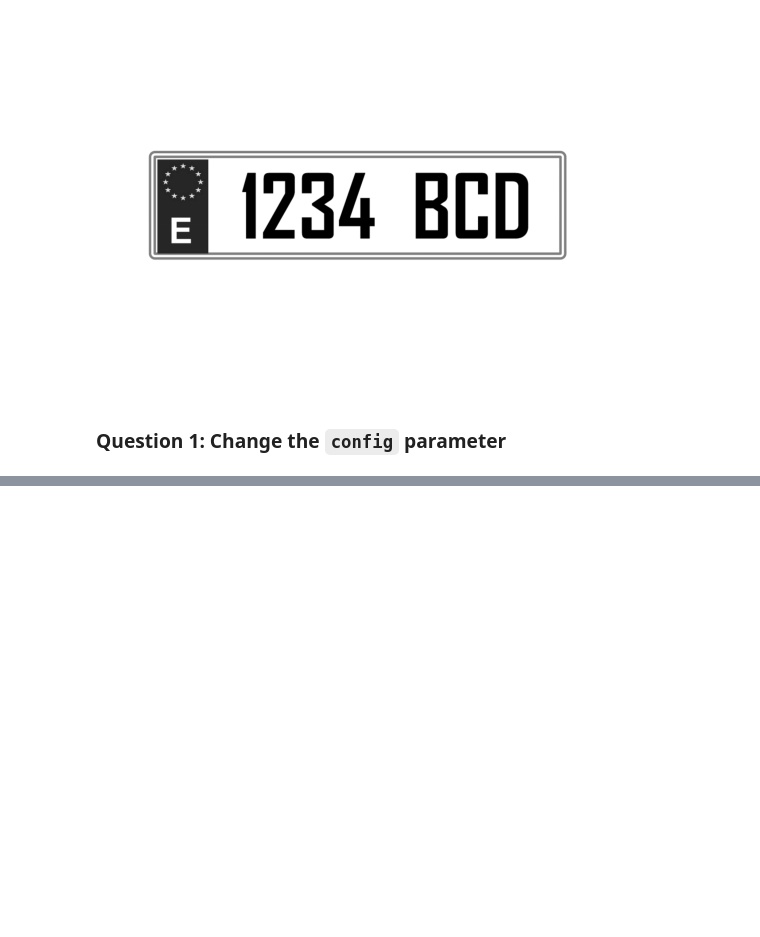
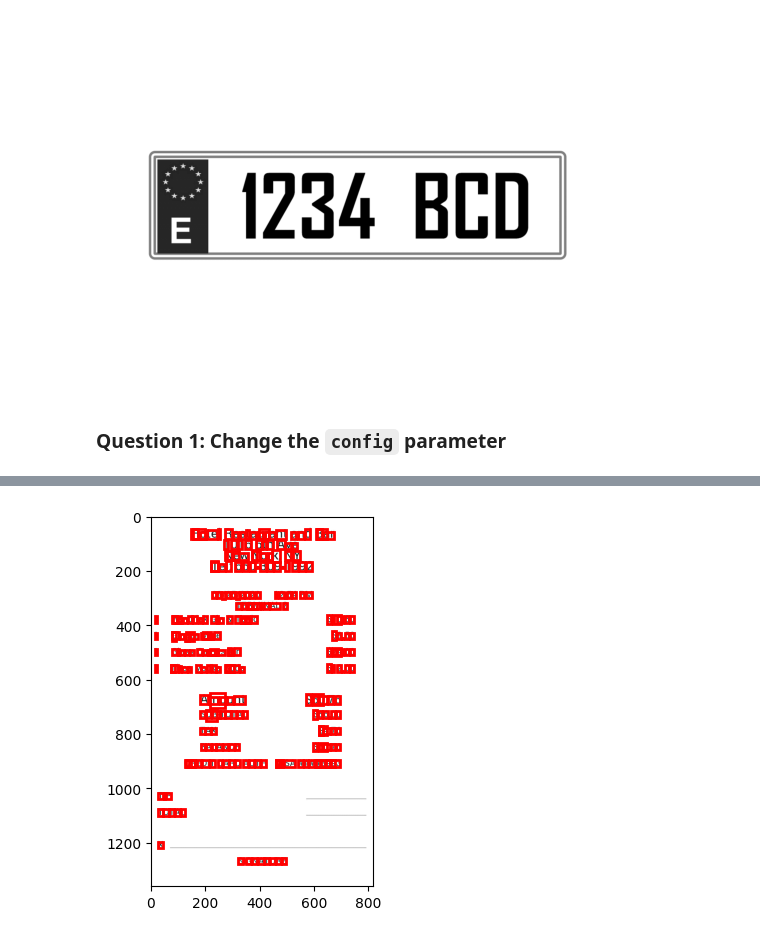
Before and after one commit to mtermor/NTIC_DeepLearning, a Jupyter notebook: CNN/OCR_with_OpenCV_and_Tesseract.ipynb, the cells around one changed output, grey strips where cells are left out. Saved outputs shown, nothing was run; the diff lists cells and outputs as text; code cells hidden in the pictures; blank space fills up the shorter version.

```diff
--- a/CNN/OCR_with_OpenCV_and_Tesseract.ipynb
+++ b/CNN/OCR_with_OpenCV_and_Tesseract.ipynb
@@ -234,0 +240,20 @@ TesseractError: (1, 'Tesseract Open Source OCR Engine v4.1.1 with Leptonica Warn
+# %%
+from matplotlib import patches
+
+# Use pytesseract to detect characters and their boxes
+config = '--psm 6 -l eng' # 6: Assume a single uniform block of text
+boxes = pytesseract.image_to_boxes(image, config=config) # Cajas donde esta cada texto, cada caja es un caracter y box te da las coordenadas
+
+# Plotting the image and boxes
+fig, ax = plt.subplots(1)
+ax.imshow(image, cmap='gray')
+
+# Adding the boxes to the image
+for b in boxes.splitlines():
+    b = b.split(' ')
+    ax.add_patch(patches.Rectangle((int(b[1]), image.shape[0] - int(b[2])), int(b[3]) - int(b[1]), int(b[2]) - int(b[4]), fill=False, edgecolor='red', lw=2))
+
+#plt.axis('off')
+plt.show()
+# %% [output]
+[figure, added]
```
Also changed, not shown: parts of 28 cells of this notebook.
